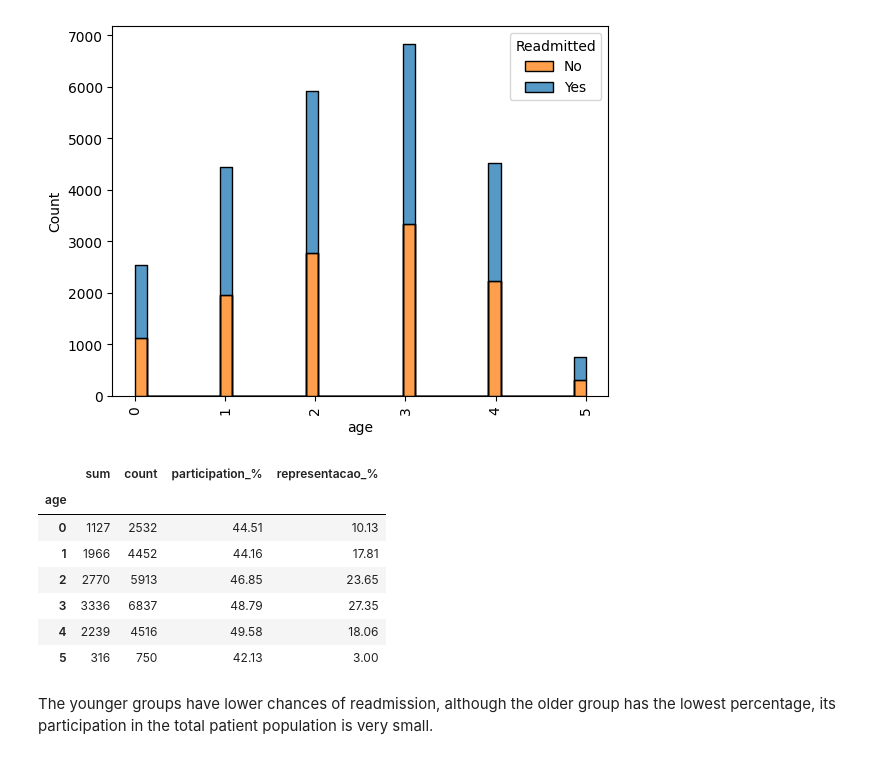
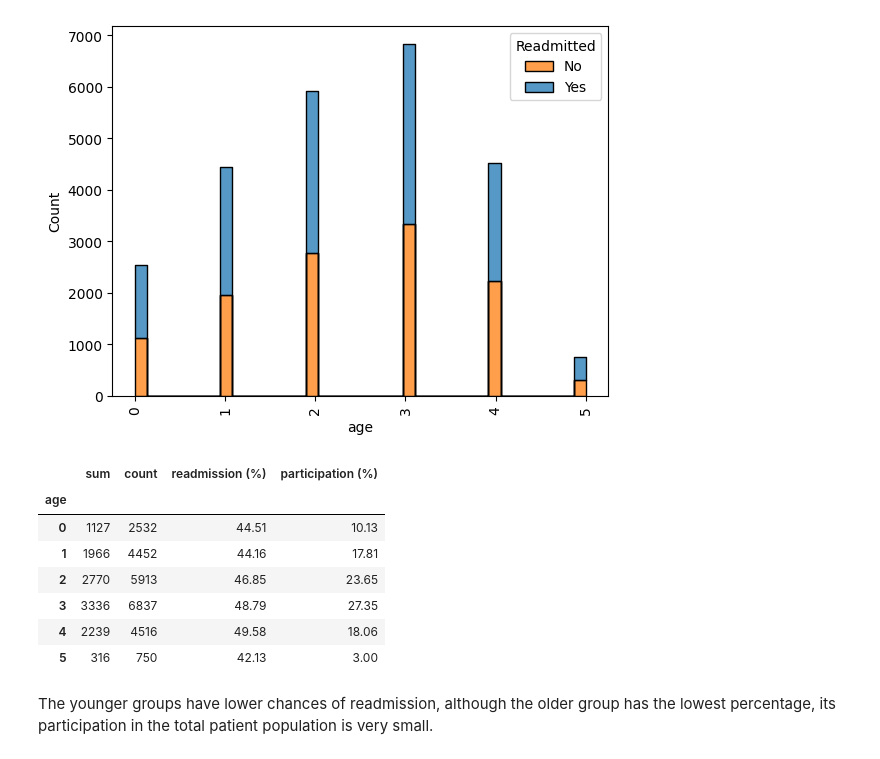
Before and after one commit to andreggalvao/hospitals_readmissions, a Jupyter notebook: hosp_readmissions org.ipynb, the cells around one changed output. Cells and saved outputs as stored; diff of their text form; code cells hidden in the pictures.

```diff
--- a/hosp_readmissions org.ipynb
+++ b/hosp_readmissions org.ipynb
@@ -241,11 +250,11 @@ plt.xticks(rotation=90)
 [figure]
 # %%
 age = dados.groupby('age')['readmitted'].agg(['sum', 'count'])
-age['participation_%'] = round(age['sum'] / age['count'],4)*100
-age['representacao_%'] = round(age['count'] / amostra,4)*100
+age['readmission (%)'] = round(age['sum'] / age['count'],4)*100
+age['participation (%)'] = round(age['count'] / amostra,4)*100
 age
 # %% [output]
-|  | sum | count | participation_% | representacao_% |
+|  | sum | count | readmission (%) | participation (%) |
 | age |  |  |  |  |
 | 0 | 1127 | 2532 | 44.51 | 10.13 |
 | 1 | 1966 | 4452 | 44.16 | 17.81 |
```
Also changed, not shown: parts of 60 cells of this notebook, 1 other file.
